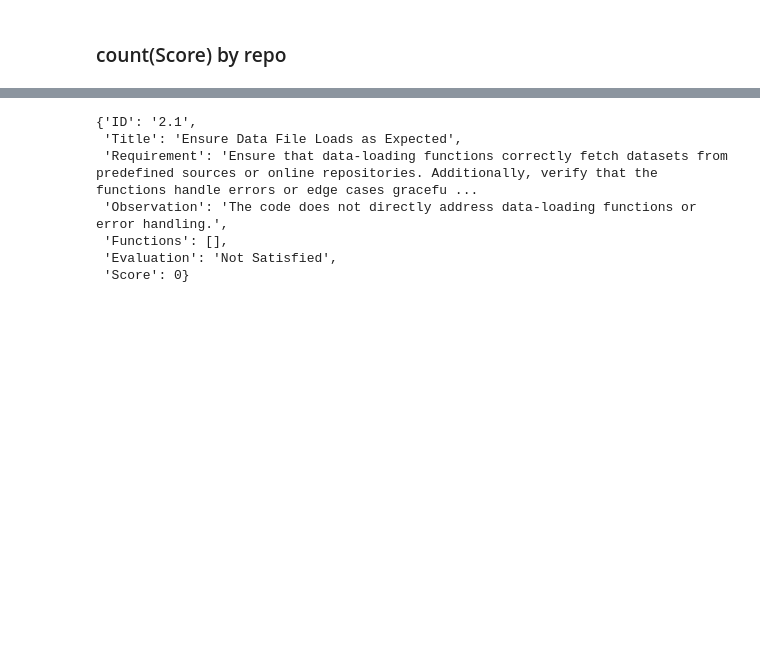
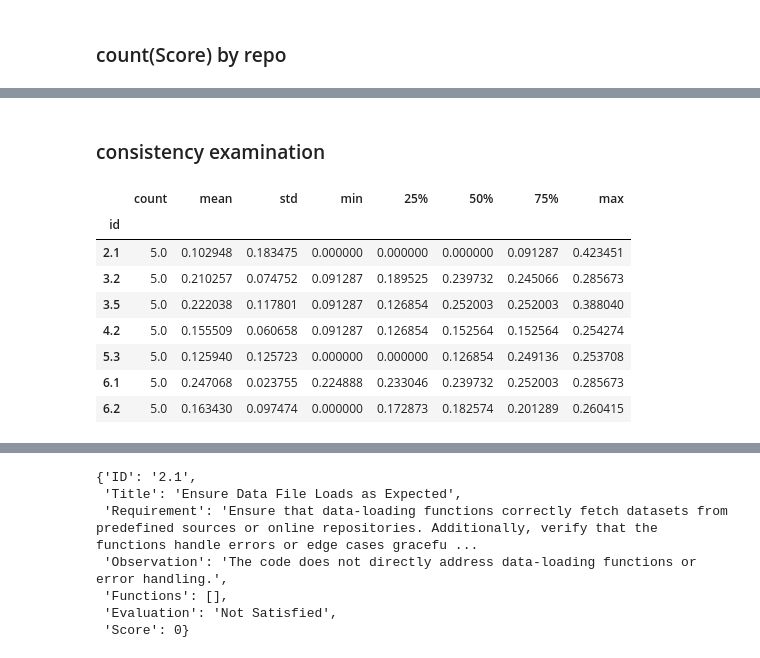
Before and after one commit to UBC-MDS/fixml, a Jupyter notebook: report/01_analysis.ipynb, the cells around one changed output, grey strips where cells are left out. Cells and saved outputs as stored; diff of their text form; code cells hidden in the pictures; blank space fills up the shorter version.

```diff
--- a/report/01_analysis.ipynb
+++ b/report/01_analysis.ipynb
@@ -227,0 +305,14 @@ df_repo__count #.query('repo == "lightfm"')
+# %% [markdown]
+### consistency examination
+# %%
+df_repo__stat.groupby('id')['std'].describe()
+# %% [output]
+|  | count | mean | std | min | 25% | 50% | 75% | max |
+| id |  |  |  |  |  |  |  |  |
+| 2.1 | 5.0 | 0.102948 | 0.183475 | 0.000000 | 0.000000 | 0.000000 | 0.091287 | 0.423451 |
+| 3.2 | 5.0 | 0.210257 | 0.074752 | 0.091287 | 0.189525 | 0.239732 | 0.245066 | 0.285673 |
+| 3.5 | 5.0 | 0.222038 | 0.117801 | 0.091287 | 0.126854 | 0.252003 | 0.252003 | 0.388040 |
+| 4.2 | 5.0 | 0.155509 | 0.060658 | 0.091287 | 0.126854 | 0.152564 | 0.152564 | 0.254274 |
+| 5.3 | 5.0 | 0.125940 | 0.125723 | 0.000000 | 0.000000 | 0.126854 | 0.249136 | 0.253708 |
+| 6.1 | 5.0 | 0.247068 | 0.023755 | 0.224888 | 0.233046 | 0.239732 | 0.252003 | 0.285673 |
+| 6.2 | 5.0 | 0.163430 | 0.097474 | 0.000000 | 0.172873 | 0.182574 | 0.201289 | 0.260415 |
```
Also changed, not shown: parts of 16 cells of this notebook, 2 other files.
